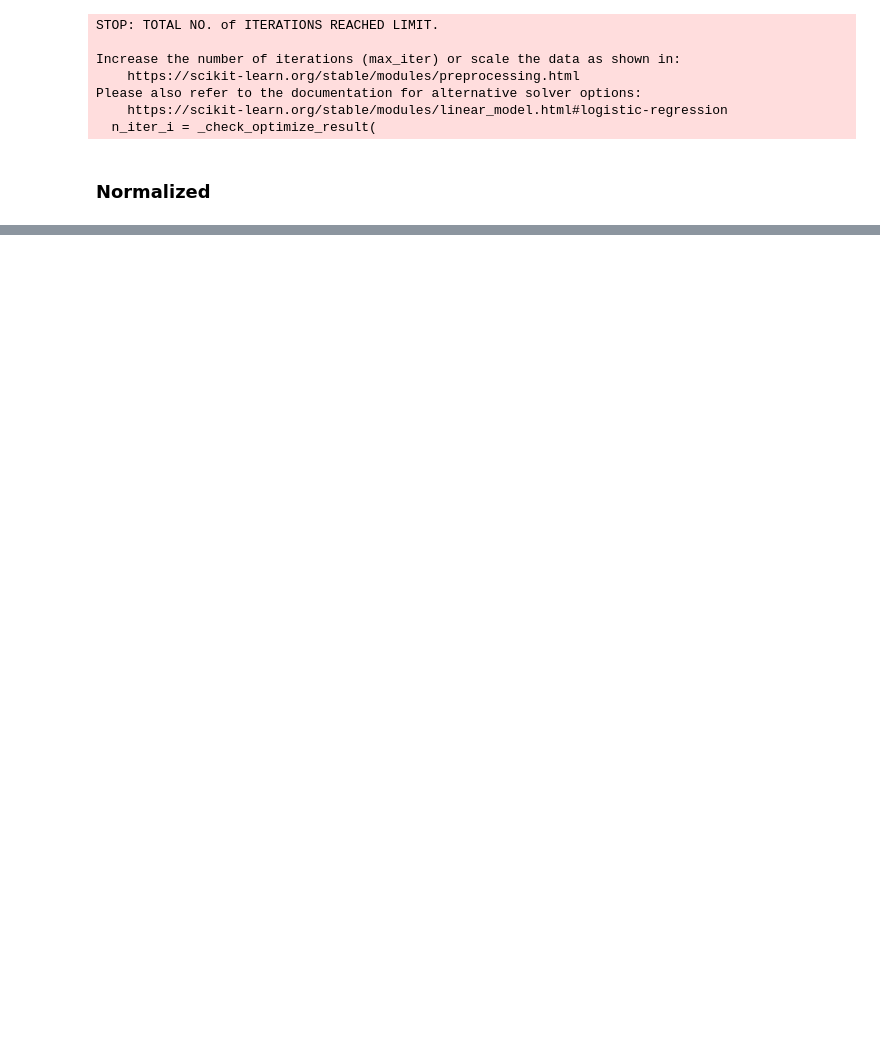
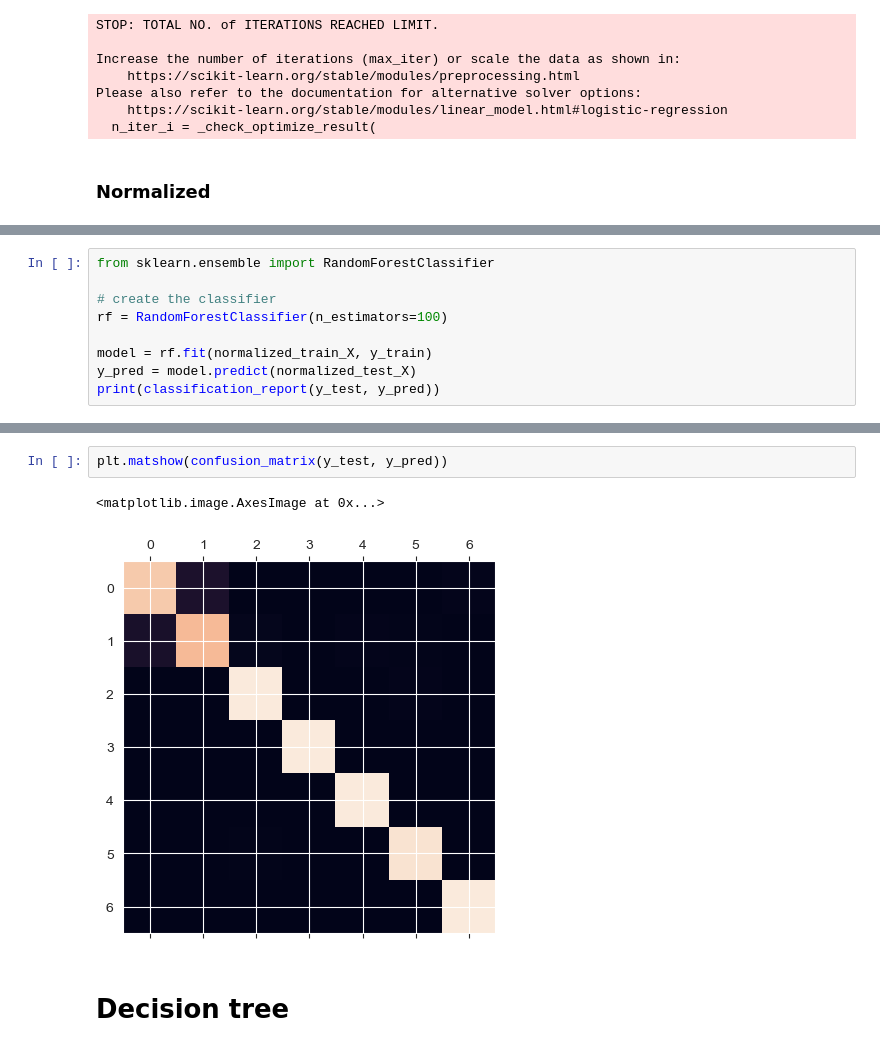
Before and after one commit to hsuliz/university, a Jupyter notebook: year-2023/data-science/forest-anal/anal.ipynb, the cells around one changed output, grey strips where cells are left out. Cells and saved outputs as stored; diff of their text form; blank space fills up the shorter version.

Commit message:
New classifiers

```diff
--- a/year-2023/data-science/forest-anal/anal.ipynb
+++ b/year-2023/data-science/forest-anal/anal.ipynb
@@ -171,0 +183,9 @@ weighted avg       0.46      0.48      0.46     49189
+# %%
+from sklearn.ensemble import RandomForestClassifier
+
+# create the classifier
+rf = RandomForestClassifier(n_estimators=100)
+
+model = rf.fit(normalized_train_X, y_train)
+y_pred = model.predict(normalized_test_X)
+print(classification_report(y_test, y_pred))
@@ -171,0 +208,7 @@ weighted avg       0.46      0.48      0.46     49189
+# %%
+plt.matshow(confusion_matrix(y_test, y_pred))
+# %% [output]
+<matplotlib.image.AxesImage at 0x...>
+[figure, added]
+# %% [markdown]
+# Decision tree
```
Also changed, not shown: parts of 13 cells of this notebook.
